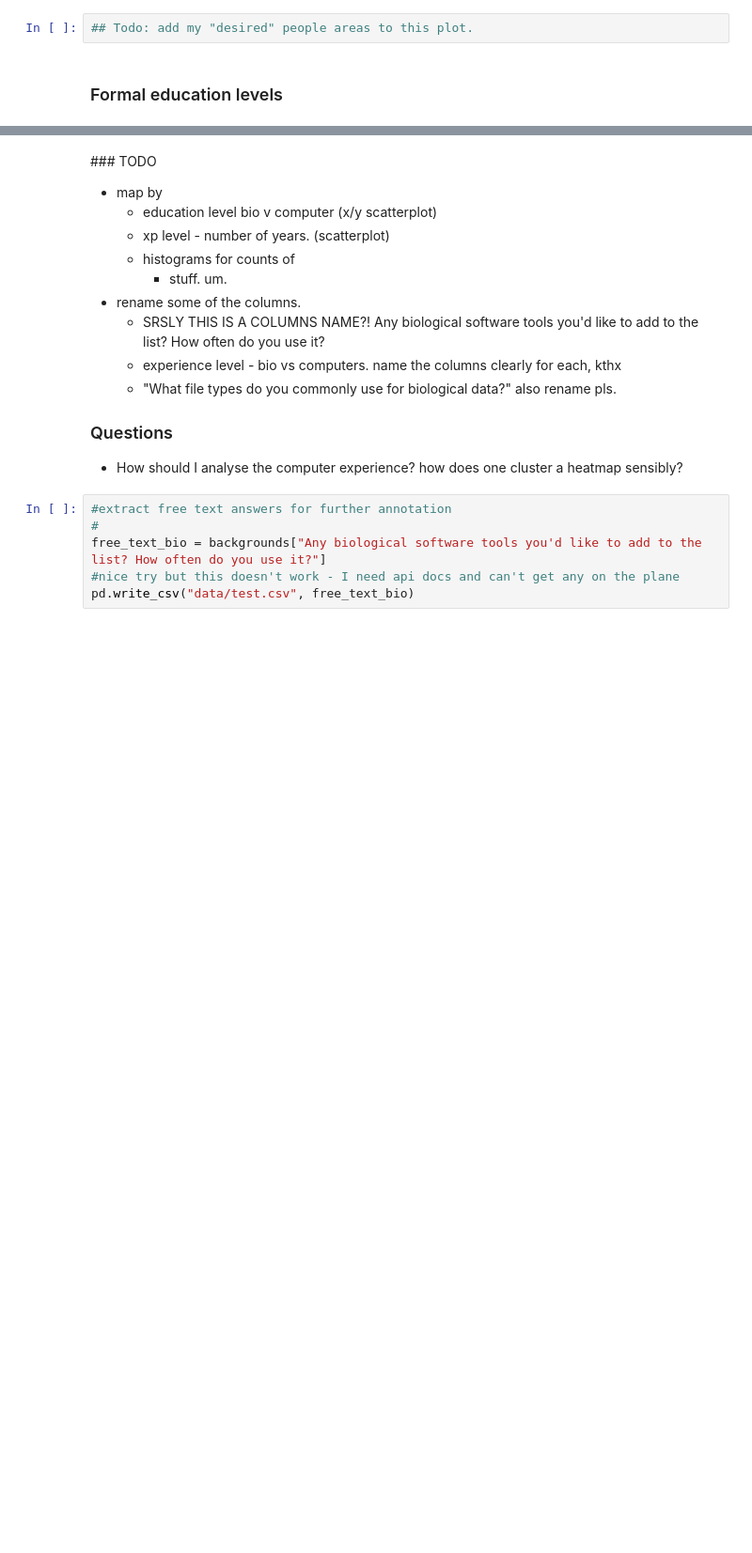
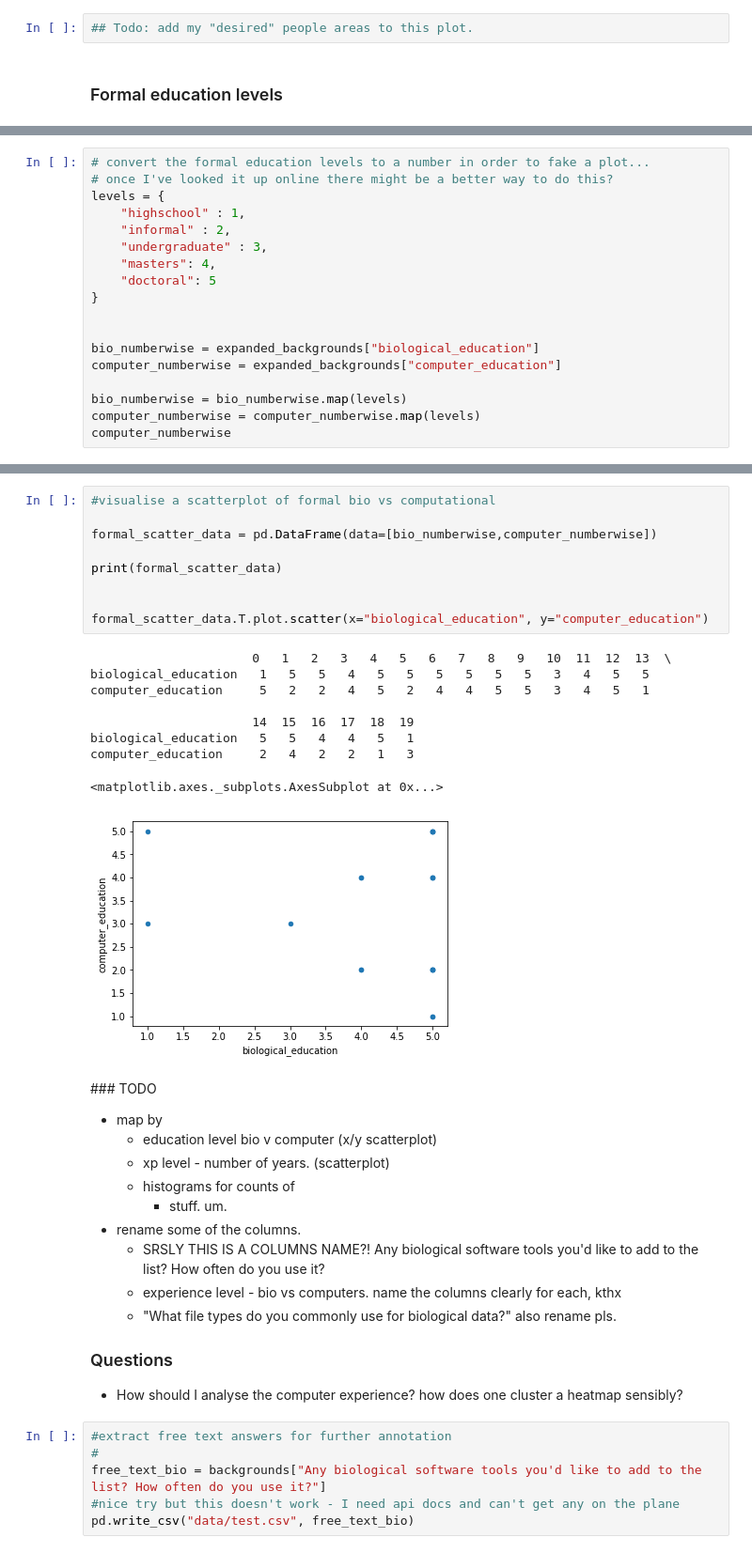
Before and after one commit to yochannah/subjective-data-models-analysis, a Jupyter notebook: import_data.ipynb, the cells around one changed output, grey strips where cells are left out. Shown at 94% size. Drawn from its saved outputs; the diff is of its cells as text; blank space fills up the shorter version.

Commit message:
rerun with more data

```diff
--- a/import_data.ipynb
+++ b/import_data.ipynb
@@ -150,0 +169,18 @@ both_formal.plot.bar()
+# %%
+# convert the formal education levels to a number in order to fake a plot...
+# once I've looked it up online there might be a better way to do this?
+levels = {
+    "highschool" : 1,
+    "informal" : 2,
+    "undergraduate" : 3,
+    "masters": 4,
+    "doctoral": 5
+}
+
+
+bio_numberwise = expanded_backgrounds["biological_education"]
+computer_numberwise = expanded_backgrounds["computer_education"]
+
+bio_numberwise = bio_numberwise.map(levels)
+computer_numberwise = computer_numberwise.map(levels)
+computer_numberwise
@@ -151,3 +205,22 @@ both_formal.plot.bar()
+# %%
+#visualise a scatterplot of formal bio vs computational
+
+formal_scatter_data = pd.DataFrame(data=[bio_numberwise,computer_numberwise])
+
+print(formal_scatter_data)
+
+
+formal_scatter_data.T.plot.scatter(x="biological_education", y="computer_education")
+# %% [output]
+                      0   1   2   3   4   5   6   7   8   9   10  11  12  13  \
+biological_education   1   5   5   4   5   5   5   5   5   5   3   4   5   5
+computer_education     5   2   2   4   5   2   4   4   5   5   3   4   5   1
+
+                      14  15  16  17  18  19
+biological_education   5   5   4   4   5   1
+computer_education     2   4   2   2   1   3
+<matplotlib.axes._subplots.AxesSubplot at 0x...>
+[figure, added]
 # %% [markdown]
 ### TODO
 - map by
```
Also changed, not shown: parts of 9 cells of this notebook, 1 other file.
